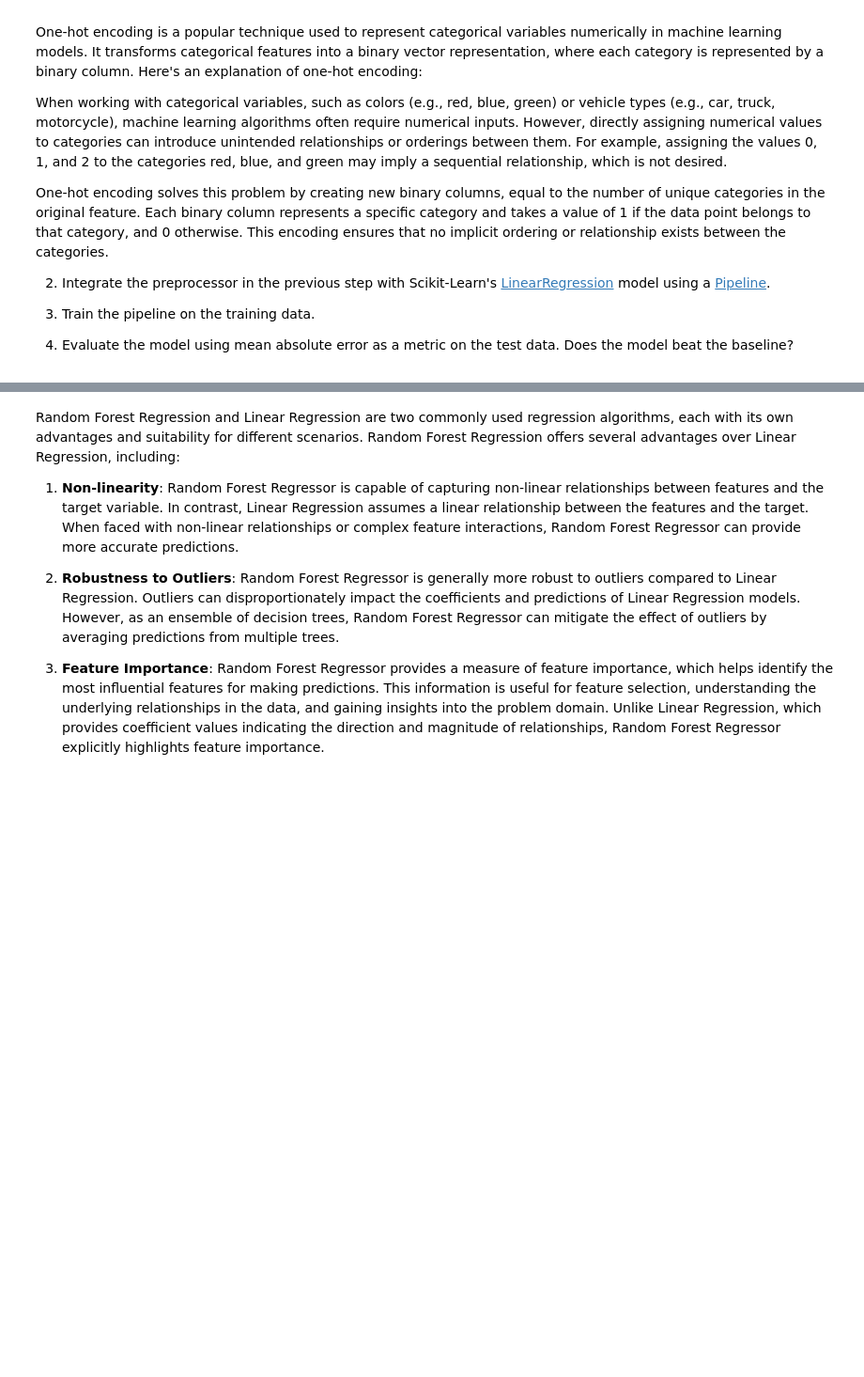
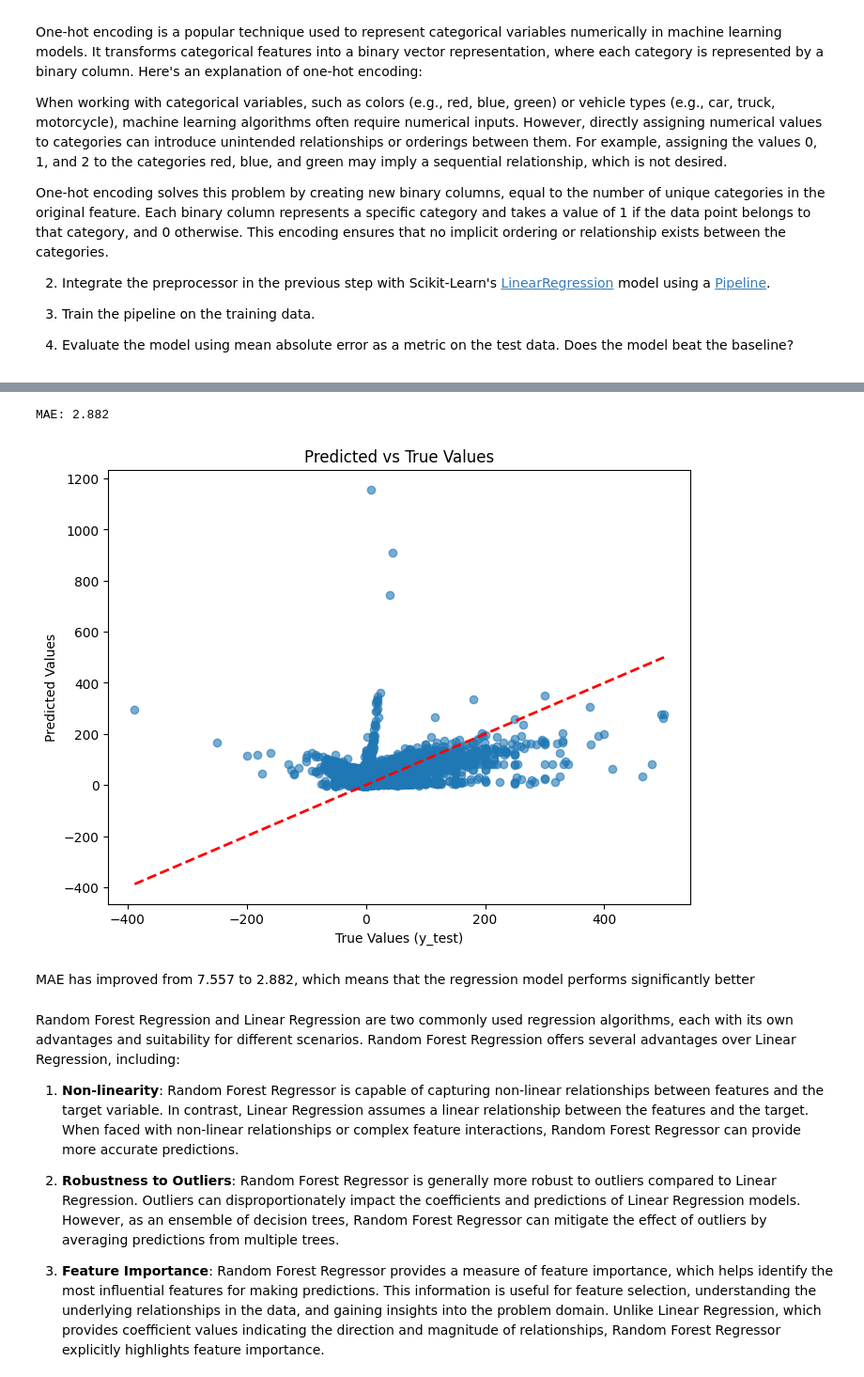
Before and after one commit to beltranster/mbm, a Jupyter notebook: Student_MLE_MiniProject_ML.ipynb, the cells around one changed output, grey strips where cells are left out. Shown at 94% size. Cells and saved outputs as stored; diff of their text form; code cells hidden in the pictures; blank space fills up the shorter version.

```diff
--- a/Student_MLE_MiniProject_ML.ipynb
+++ b/Student_MLE_MiniProject_ML.ipynb
@@ -139,0 +139,25 @@ Here are your tasks:
+# %%
+# Use Scikit-Learn's ColumnTransformer to preprocess the categorical and
+# continuous features independently.
+
+#Define numerical and categorical variables
+cat_cols = ['VendorID', 'payment_type', 'PULocationID', 'DOLocationID']
+num_cols = ['trip_distance', 'trip_duration']
+
+#Define transforming algorithms
+num_transformer = StandardScaler()
+cat_transformer = OneHotEncoder(handle_unknown='ignore')
+
+preprocessor = ColumnTransformer(
+    transformers=[
+        ('num', num_transformer, num_cols),
+        ('cat', cat_transformer, cat_cols)
+    ])
+
+#put it in a pipeline
+clf = Pipeline(steps=[
+    ("preprocessor", preprocessor),
+    ("model", LinearRegression())
+])
+#train the model
+clf.fit(X_train, y_train)
@@ -140,3 +175,27 @@ Here are your tasks:
+# %%
+predicted = clf.predict(X_test)
+mae = mean_absolute_error(y_test, predicted)
+print('MAE: %.3f' % mae)
+# %% [output]
+MAE: 2.882
+# %%
+#scatter plot to visualize accuracy of the predictions
+
+plt.figure(figsize=(8,6))
+
+plt.scatter(y_test, predicted, alpha=0.6)
+plt.plot([y_test.min(), y_test.max()],
+         [y_test.min(), y_test.max()],
+         'r--', lw=2)
+
+plt.xlabel("True Values (y_test)")
+plt.ylabel("Predicted Values")
+plt.title("Predicted vs True Values")
+plt.show()
+# %% [output]
+[figure, added]
+# %% [markdown]
+MAE has improved from 7.557 to 2.882, which means that the regression model performs significantly better
 # %%
 # Create a pipeline object containing the column transformations and regression
 # model.
```
Also changed, not shown: parts of 3 cells of this notebook.
